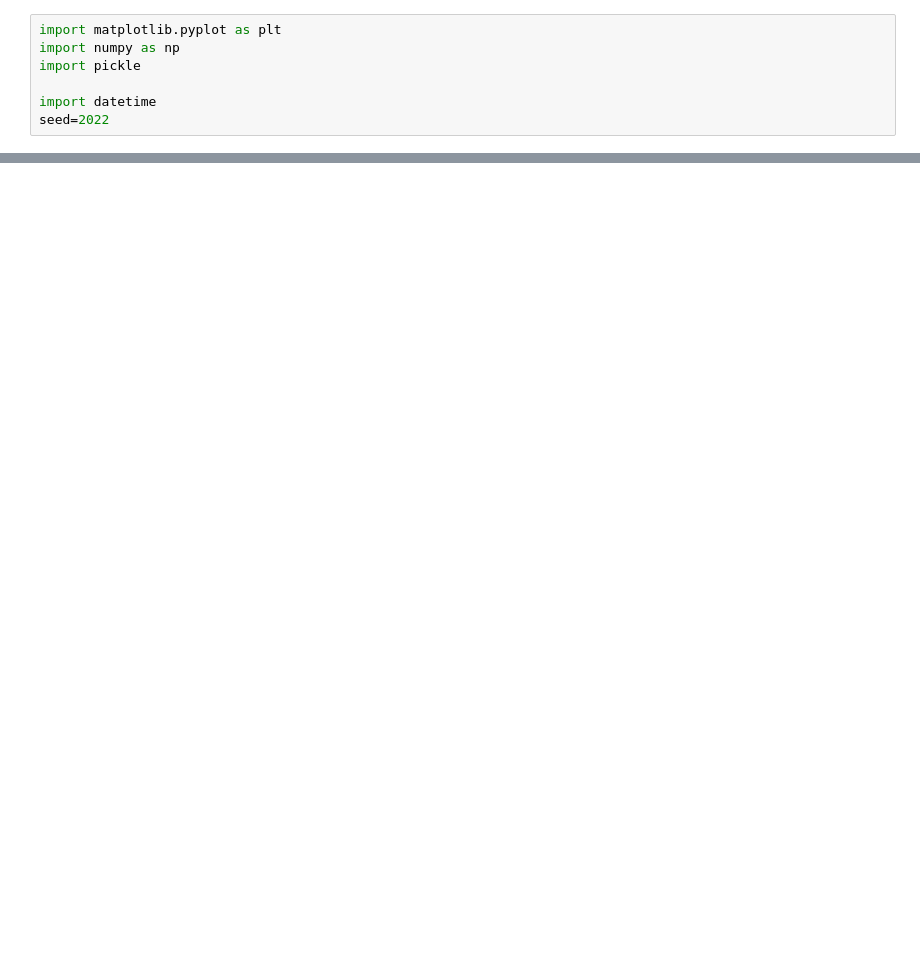
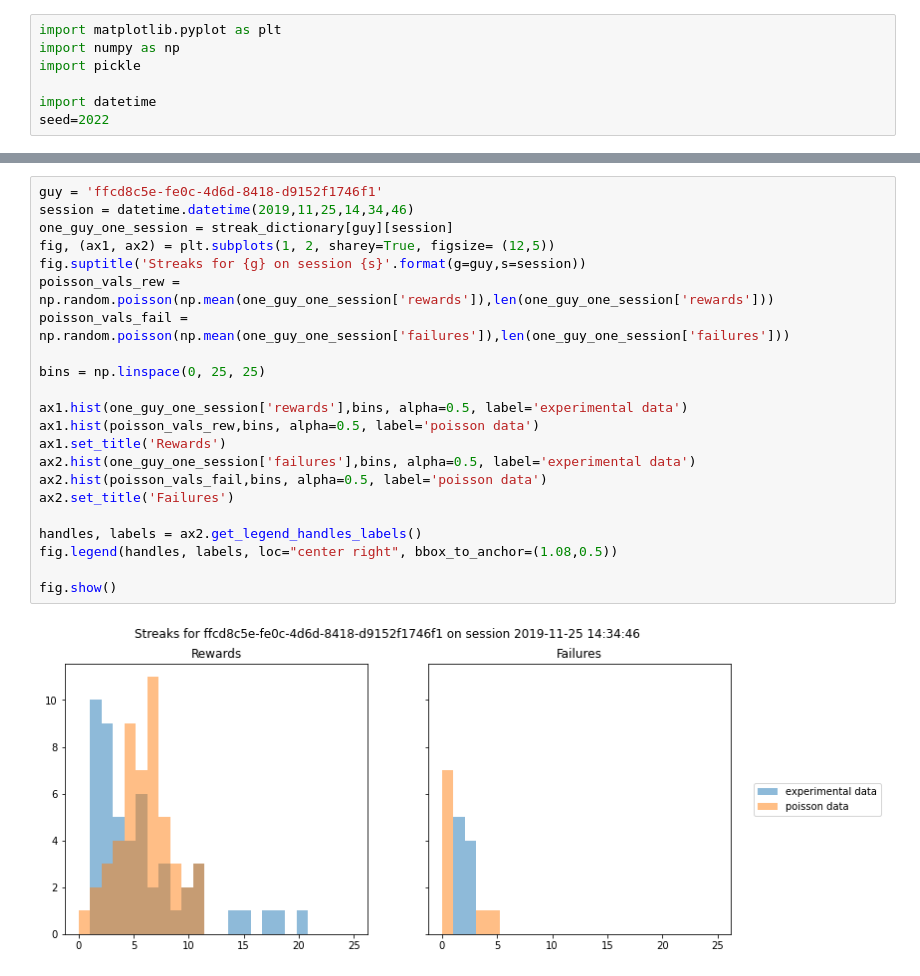
Before and after one commit to shayan823/reward_related_society, a Jupyter notebook: plotting_histograms.ipynb, the cells around one changed output, grey strips where cells are left out. Saved outputs shown, nothing was run; the diff lists cells and outputs as text; blank space fills up the shorter version.

```diff
--- a/plotting_histograms.ipynb
+++ b/plotting_histograms.ipynb
@@ -39,3 +39,27 @@ fig.show()
+# %%
+guy = 'ffcd8c5e-fe0c-4d6d-8418-d9152f1746f1'
+session = datetime.datetime(2019,11,25,14,34,46)
+one_guy_one_session = streak_dictionary[guy][session]
+fig, (ax1, ax2) = plt.subplots(1, 2, sharey=True, figsize= (12,5))
+fig.suptitle('Streaks for {g} on session {s}'.format(g=guy,s=session))
+poisson_vals_rew = np.random.poisson(np.mean(one_guy_one_session['rewards']),len(one_guy_one_session['rewards']))
+poisson_vals_fail = np.random.poisson(np.mean(one_guy_one_session['failures']),len(one_guy_one_session['failures']))
+
+bins = np.linspace(0, 25, 25)
+
+ax1.hist(one_guy_one_session['rewards'],bins, alpha=0.5, label='experimental data')
+ax1.hist(poisson_vals_rew,bins, alpha=0.5, label='poisson data')
+ax1.set_title('Rewards')
+ax2.hist(one_guy_one_session['failures'],bins, alpha=0.5, label='experimental data')
+ax2.hist(poisson_vals_fail,bins, alpha=0.5, label='poisson data')
+ax2.set_title('Failures')
+
+handles, labels = ax2.get_legend_handles_labels()
+fig.legend(handles, labels, loc="center right", bbox_to_anchor=(1.08,0.5))
+
+fig.show()
+# %% [output]
+[figure, added]
 # %%
 guy = 'ffcd8c5e-fe0c-4d6d-8418-d9152f1746f1'
 session = datetime.datetime(2019, 11, 19, 15, 36, 10)
```
Also changed, not shown: parts of 6 cells of this notebook, 1 other file.
